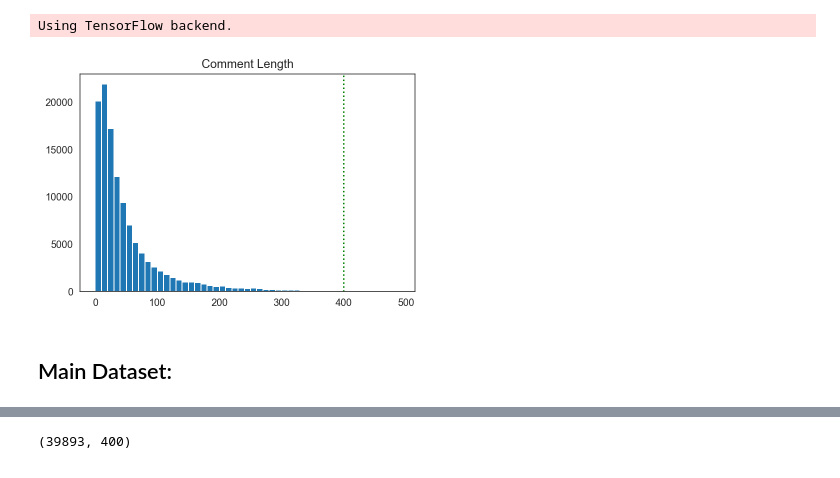
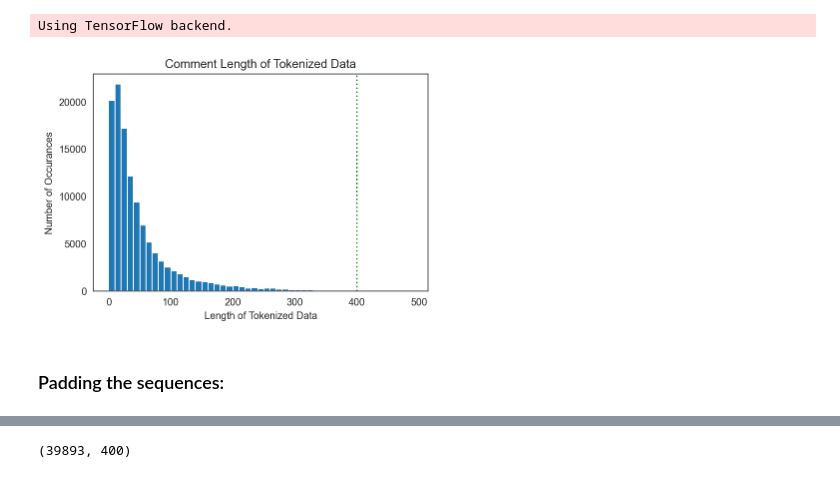
Before and after one commit to andiosika/NLP-to-identify-toxic-or-abusive-language-for-online-conversation-using-Keras-Deep-Learning-Models, a Jupyter notebook: Improving_Online_Conversation.ipynb, the cells around one changed output, grey strips where cells are left out. Saved outputs shown, nothing was run; the diff lists cells and outputs as text; code cells hidden in the pictures.

```diff
--- a/Improving_Online_Conversation.ipynb
+++ b/Improving_Online_Conversation.ipynb
@@ -889,11 +883,13 @@ comments = [len(comment) for comment in list_tokenized_train]
 # %%
 plt.hist(comments,bins = np.arange(0,500,10))
 plt.axvline(x=400, color='g', ls=':')
-plt.title('Comment Length')
+plt.title('Comment Length of Tokenized Data')
+plt.xlabel('Length of Tokenized Data')
+plt.ylabel('Number of Occurances')
 plt.show()
 # %% [output]
-[figure, old version]
+[figure, new version]
 # %%
 #The majority distribution of comment length is ~0-30 words ... will capture everything with 400
-# %% [markdown]
-## Main Dataset:
+# %% [markdown]
+### Padding the sequences:
```
Also changed, not shown: parts of 116 cells of this notebook, 4 other files.
